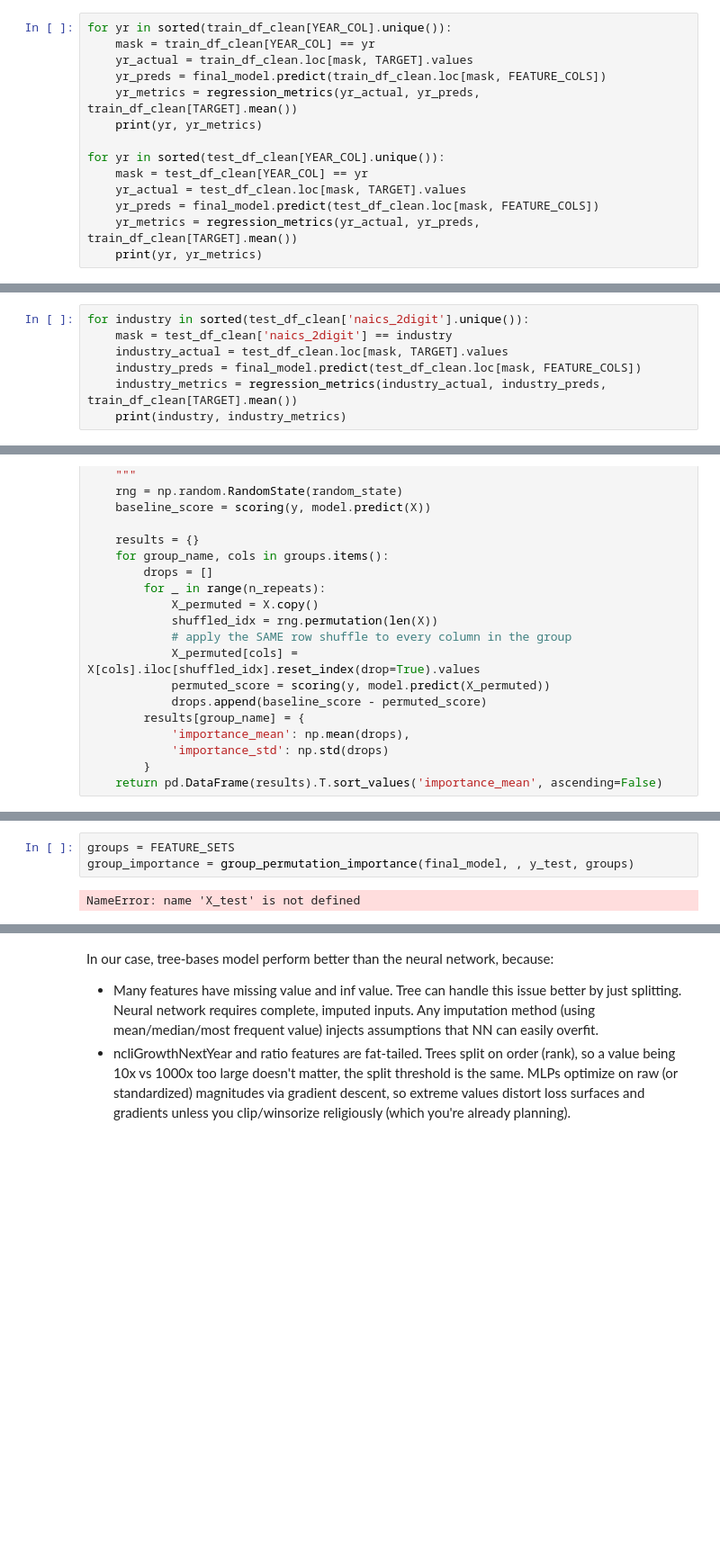
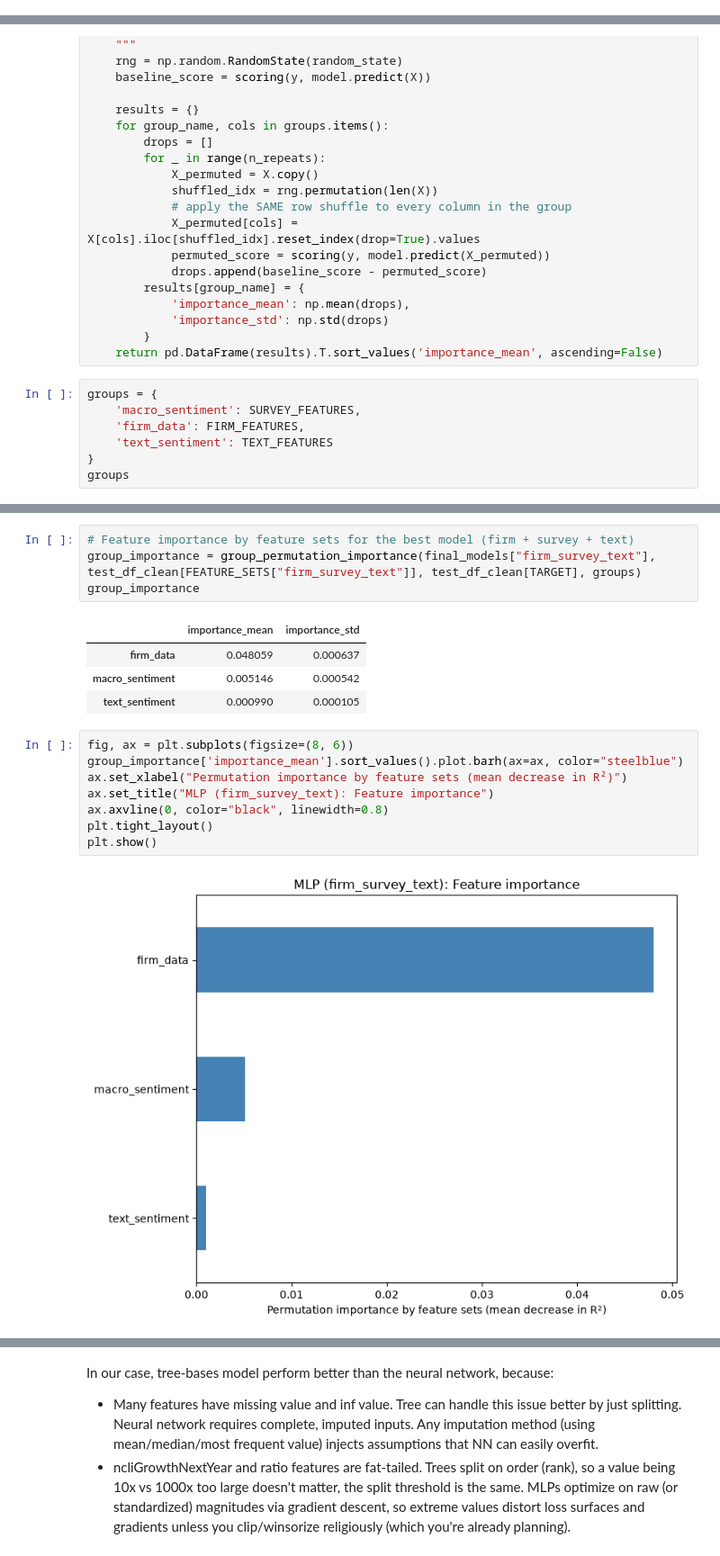
Before and after one commit to NhiPK/MLforEcon, a Jupyter notebook: model/neural_network_model.ipynb, the cells around one changed output, grey strips where cells are left out. Shown at 90% size. Cells and saved outputs as stored; diff of their text form; blank space fills up the shorter version.

```diff
--- a/model/neural_network_model.ipynb
+++ b/model/neural_network_model.ipynb
@@ -713,16 +811,2 @@ TypeError: file must have a 'write' attribute
 # %% [markdown]
 ### Model performance by year and by industry
-# %%
-for yr in sorted(train_df_clean[YEAR_COL].unique()):
-    mask = train_df_clean[YEAR_COL] == yr
-    yr_actual = train_df_clean.loc[mask, TARGET].values
-    yr_preds = final_model.predict(train_df_clean.loc[mask, FEATURE_COLS])
-    yr_metrics = regression_metrics(yr_actual, yr_preds, train_df_clean[TARGET].mean())
-    print(yr, yr_metrics)
-
-for yr in sorted(test_df_clean[YEAR_COL].unique()):
-    mask = test_df_clean[YEAR_COL] == yr
-    yr_actual = test_df_clean.loc[mask, TARGET].values
-    yr_preds = final_model.predict(test_df_clean.loc[mask, FEATURE_COLS])
-    yr_metrics = regression_metrics(yr_actual, yr_preds, train_df_clean[TARGET].mean())
-    print(yr, yr_metrics)
@@ -744,7 +812,0 @@ for yr in sorted(test_df_clean[YEAR_COL].unique()):
-# %%
-for industry in sorted(test_df_clean['naics_2digit'].unique()):
-    mask = test_df_clean['naics_2digit'] == industry
-    industry_actual = test_df_clean.loc[mask, TARGET].values
-    industry_preds = final_model.predict(test_df_clean.loc[mask, FEATURE_COLS])
-    industry_metrics = regression_metrics(industry_actual, industry_preds, train_df_clean[TARGET].mean())
-    print(industry, industry_metrics)
@@ -803,3 +941,10 @@ def group_permutation_importance(model, X, y, groups, n_repeats=10, random_state
             'importance_std': np.std(drops)
         }
     return pd.DataFrame(results).T.sort_values('importance_mean', ascending=False)
+# %%
+groups = {
+    'macro_sentiment': SURVEY_FEATURES,
+    'firm_data': FIRM_FEATURES,
+    'text_sentiment': TEXT_FEATURES
+}
+groups
@@ -806,8 +969,22 @@ def group_permutation_importance(model, X, y, groups, n_repeats=10, random_state
 # %%
-groups = FEATURE_SETS
-group_importance = group_permutation_importance(final_model, , y_test, groups)
+# Feature importance by feature sets for the best model (firm + survey + text)
+group_importance = group_permutation_importance(final_models["firm_survey_text"], test_df_clean[FEATURE_SETS["firm_survey_text"]], test_df_clean[TARGET], groups)
+group_importance
 # %% [output]
-NameError: name 'X_test' is not defined
+|  | importance_mean | importance_std |
+| firm_data | 0.048059 | 0.000637 |
+| macro_sentiment | 0.005146 | 0.000542 |
+| text_sentiment | 0.000990 | 0.000105 |
+# %%
+fig, ax = plt.subplots(figsize=(8, 6))
+group_importance['importance_mean'].sort_values().plot.barh(ax=ax, color="steelblue")
+ax.set_xlabel("Permutation importance by feature sets (mean decrease in R²)")
+ax.set_title("MLP (firm_survey_text): Feature importance")
+ax.axvline(0, color="black", linewidth=0.8)
+plt.tight_layout()
+plt.show()
+# %% [output]
+[figure, added]
 # %%
 # Permuation importance by features
 from sklearn.inspection import permutation_importance
```
Also changed, not shown: parts of 24 cells of this notebook.
